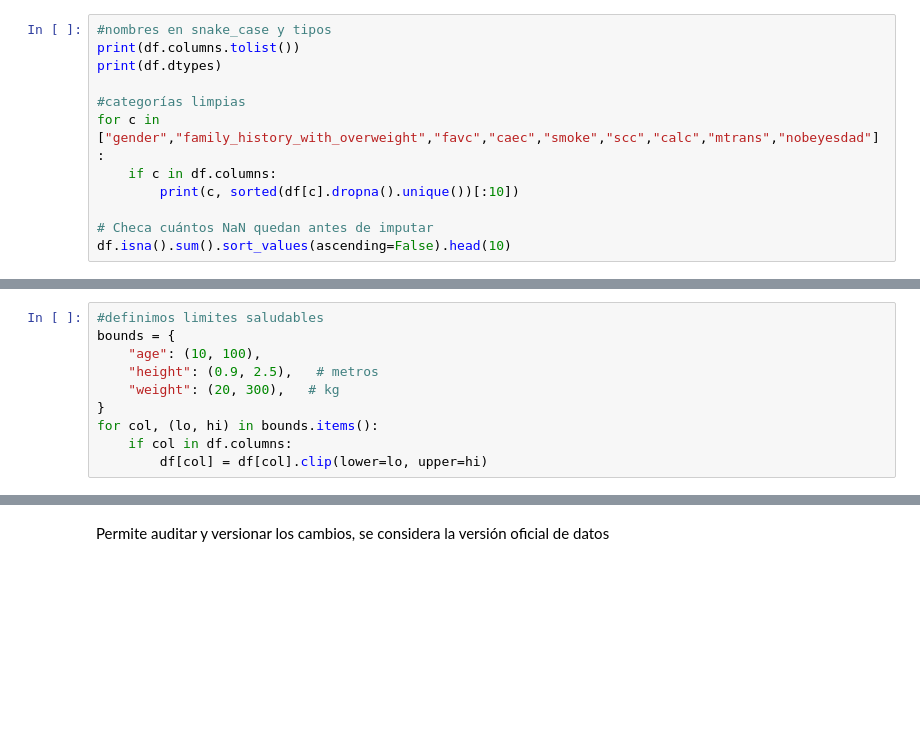
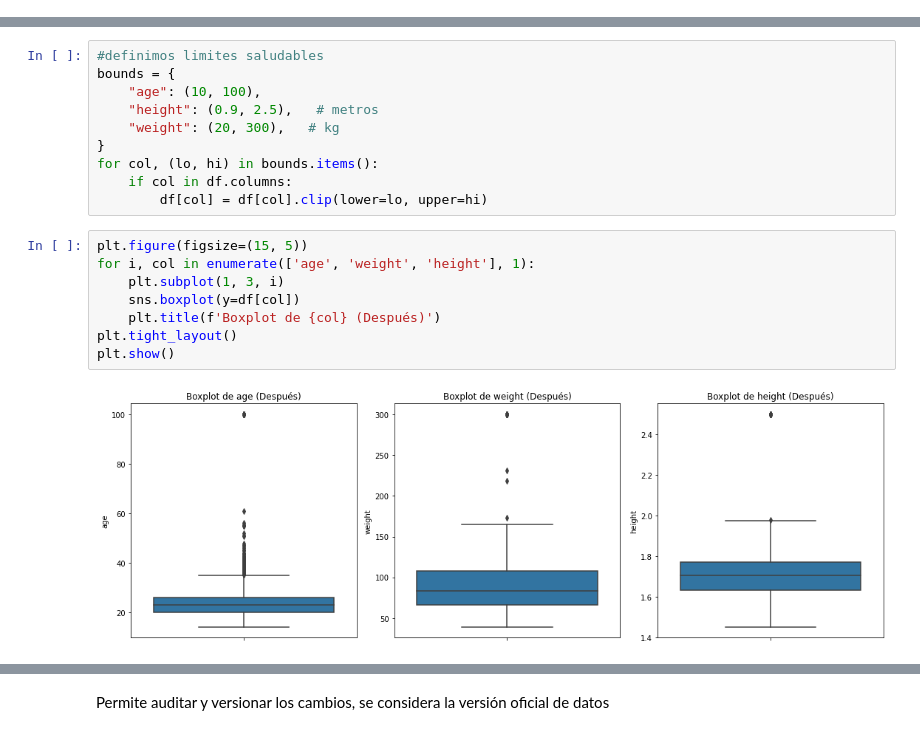
Before and after one commit to gabo196/MLOps_Equipo60, a Jupyter notebook: Fase1_Proyecto.ipynb, the cells around one changed output, grey strips where cells are left out. Cells and saved outputs as stored; diff of their text form; blank space fills up the shorter version.

```diff
--- a/Fase1_Proyecto.ipynb
+++ b/Fase1_Proyecto.ipynb
@@ -177,12 +185,0 @@ for c in [c for c in num_candidates if c in df.columns]:
-# %%
-#nombres en snake_case y tipos
-print(df.columns.tolist())
-print(df.dtypes)
-
-#categorías limpias
-for c in ["gender","family_history_with_overweight","favc","caec","smoke","scc","calc","mtrans","nobeyesdad"]:
-    if c in df.columns:
-        print(c, sorted(df[c].dropna().unique())[:10])
-
-# Checa cuántos NaN quedan antes de imputar
-df.isna().sum().sort_values(ascending=False).head(10)
@@ -309,3 +348,13 @@ bounds = {
 for col, (lo, hi) in bounds.items():
     if col in df.columns:
         df[col] = df[col].clip(lower=lo, upper=hi)
+# %%
+plt.figure(figsize=(15, 5))
+for i, col in enumerate(['age', 'weight', 'height'], 1):
+    plt.subplot(1, 3, i)
+    sns.boxplot(y=df[col])
+    plt.title(f'Boxplot de {col} (Después)')
+plt.tight_layout()
+plt.show()
+# %% [output]
+[figure, added]
```
Also changed, not shown: parts of 43 cells of this notebook, 6 other files.
